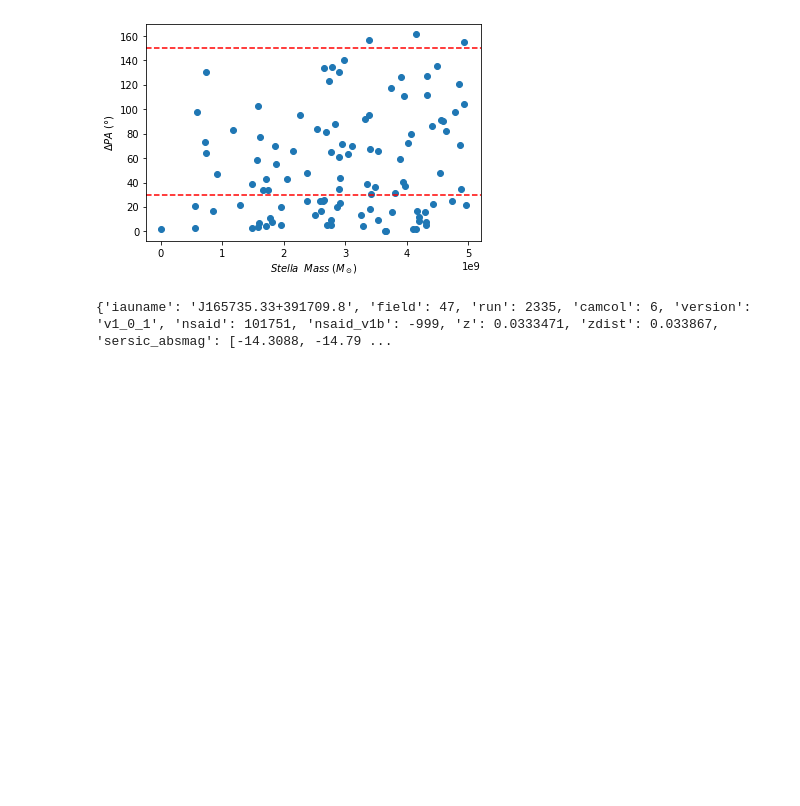
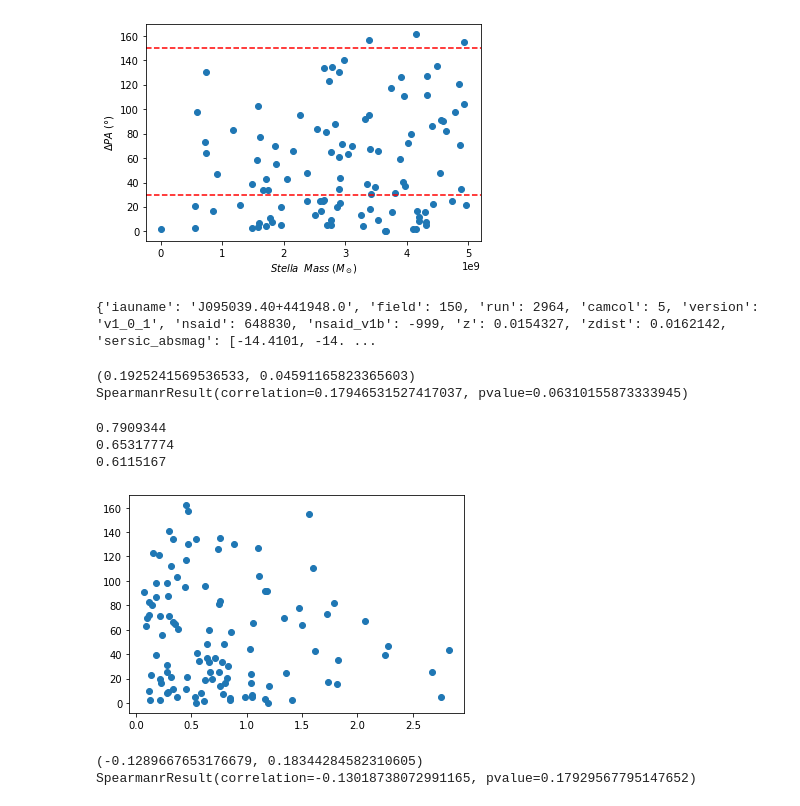
Before and after one commit to daniellin456/NTU-Data-Analysis-in-Astronomy-Final-Project, a Jupyter notebook: code/analyze.ipynb, the cells around one changed output. Saved outputs shown, nothing was run; the diff lists cells and outputs as text; code cells hidden in the pictures; blank space fills up the shorter version.

```diff
--- a/code/analyze.ipynb
+++ b/code/analyze.ipynb
@@ -14,7 +15,7 @@ np.seterr(all="ignore")
 # %% [output]
 {'divide': 'ignore', 'over': 'ignore', 'under': 'ignore', 'invalid': 'ignore'}
 # %%
-df = pd.read_csv('pa.csv')
+df = pd.read_csv('../data/pa.csv')
 types = df['Galaxy Type'].values.tolist()
 plateifus = df['plateifus'].values.tolist()
 deltaPA = df['delta PA'].values.tolist()
@@ -27,9 +28,10 @@ for i in range(0, len(types)):
 # %%
 MASS = []
 absmag_g_r = []
-
+ewha = []
 for plateifu in quenched_AGN:
     maps = Maps(plateifu=plateifu, mode='local')
+    ewha.append( np.nanmean( np.where( maps['emline_sew_ha_6564'].value >= 0, maps['emline_sew_ha_6564'].value, np.nan ) ) )
     MASS.append( maps.nsa['elpetro_mass'])
     g = maps.nsa['elpetro_absmag'][3]
     r = maps.nsa['elpetro_absmag'][4]
@@ -84,4 +86,26 @@ plt.savefig('mass_delta.pdf',dpi=600)
 # %%
 print(maps.nsa)
 # %% [output]
-{'iauname': 'J165735.33+391709.8', 'field': 47, 'run': 2335, 'camcol': 6, 'version': 'v1_0_1', 'nsaid': 101751, 'nsaid_v1b': -999, 'z': 0.0333471, 'zdist': 0.033867, 'sersic_absmag': [-14.3088, -14.79 ...
+{'iauname': 'J095039.40+441948.0', 'field': 150, 'run': 2964, 'camcol': 5, 'version': 'v1_0_1', 'nsaid': 648830, 'nsaid_v1b': -999, 'z': 0.0154327, 'zdist': 0.0162142, 'sersic_absmag': [-14.4101, -14. ...
+# %%
+print(pearsonr(MASS, quenched_PA))
+print(spearmanr(MASS, quenched_PA))
+# %% [output]
+(0.1925241569536533, 0.04591165823365603)
+SpearmanrResult(correlation=0.17946531527417037, pvalue=0.06310155873333945)
+# %%
+plt.scatter(ewha, quenched_PA)
+print(np.mean(ewha))
+print(np.median(ewha))
+print(np.std(ewha))
+# %% [output]
+0.7909344
+0.65317774
+0.6115167
+[figure, added]
+# %%
+print(pearsonr(ewha, quenched_PA))
+print(spearmanr(ewha, quenched_PA))
+# %% [output]
+(-0.1289667653176679, 0.18344284582310605)
+SpearmanrResult(correlation=-0.13018738072991165, pvalue=0.17929567795147652)
```
Also changed, not shown: parts of 1 cell of this notebook, 5 other files.
